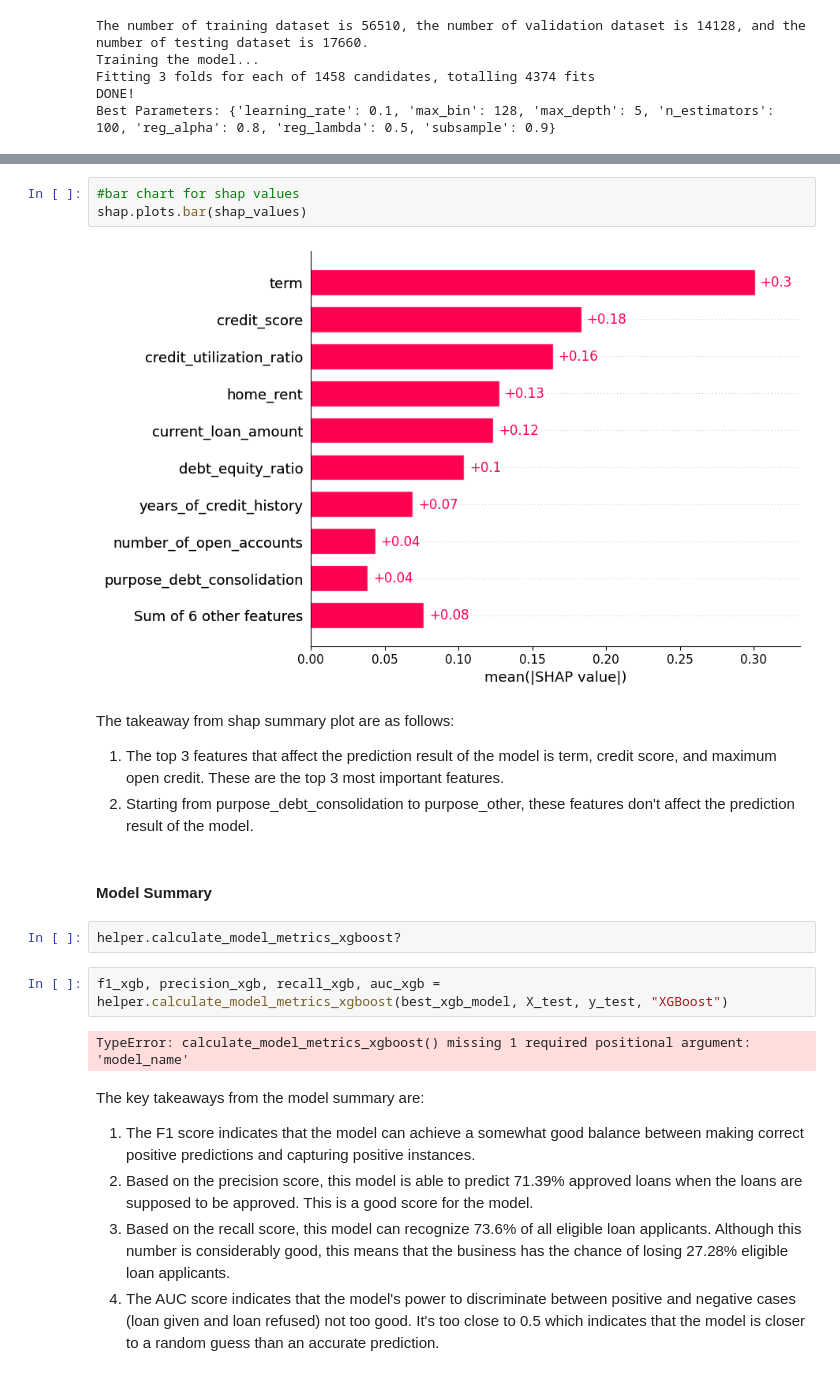
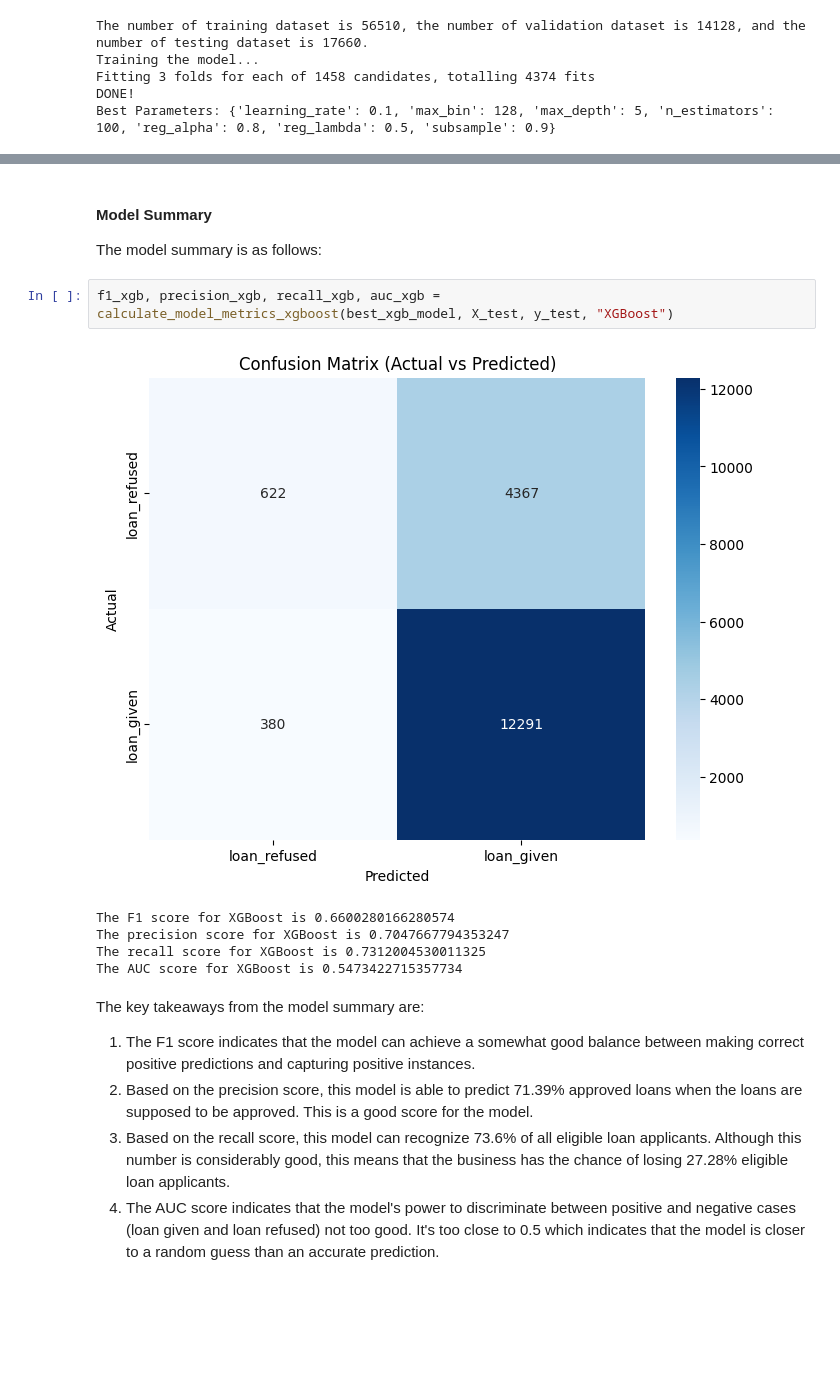
Before and after one commit to nugroho1234/loan-classification-h20-xgboost, a Jupyter notebook: 4-Feature engineering and selection.ipynb, the cells around one changed output, grey strips where cells are left out. Saved outputs shown, nothing was run; the diff lists cells and outputs as text; blank space fills up the shorter version.

```diff
--- a/4-Feature engineering and selection.ipynb
+++ b/4-Feature engineering and selection.ipynb
@@ -521,20 +485,14 @@ No data for colormapping provided via 'c'. Parameters 'vmin', 'vmax' will be ign
-# %%
-#bar chart for shap values
-shap.plots.bar(shap_values)
-# %% [output]
-[figure, removed]
-# %% [markdown]
-The takeaway from shap summary plot are as follows:
-1. The top 3 features that affect the prediction result of the model is term, credit score, and maximum open credit. These are the top 3 most important features.
-2. Starting from purpose_debt_consolidation to purpose_other, these features don't affect the prediction result of the model.
 # %% [markdown]
 #### Model Summary
+The model summary is as follows:
-# %%
-helper.calculate_model_metrics_xgboost?
 # %%
-f1_xgb, precision_xgb, recall_xgb, auc_xgb = helper.calculate_model_metrics_xgboost(best_xgb_model, X_test, y_test, "XGBoost")
+f1_xgb, precision_xgb, recall_xgb, auc_xgb = calculate_model_metrics_xgboost(best_xgb_model, X_test, y_test, "XGBoost")
 # %% [output]
+[figure, added]
-TypeError: calculate_model_metrics_xgboost() missing 1 required positional argument: 'model_name'
+The F1 score for XGBoost is 0.6600280166280574
+The precision score for XGBoost is 0.7047667794353247
+The recall score for XGBoost is 0.7312004530011325
+The AUC score for XGBoost is 0.5473422715357734
 # %% [markdown]
 The key takeaways from the model summary are:
 1. The F1 score indicates that the model can achieve a somewhat good balance between making correct positive predictions and capturing positive instances.
```
Also changed, not shown: parts of 59 cells of this notebook, 9 other files.
